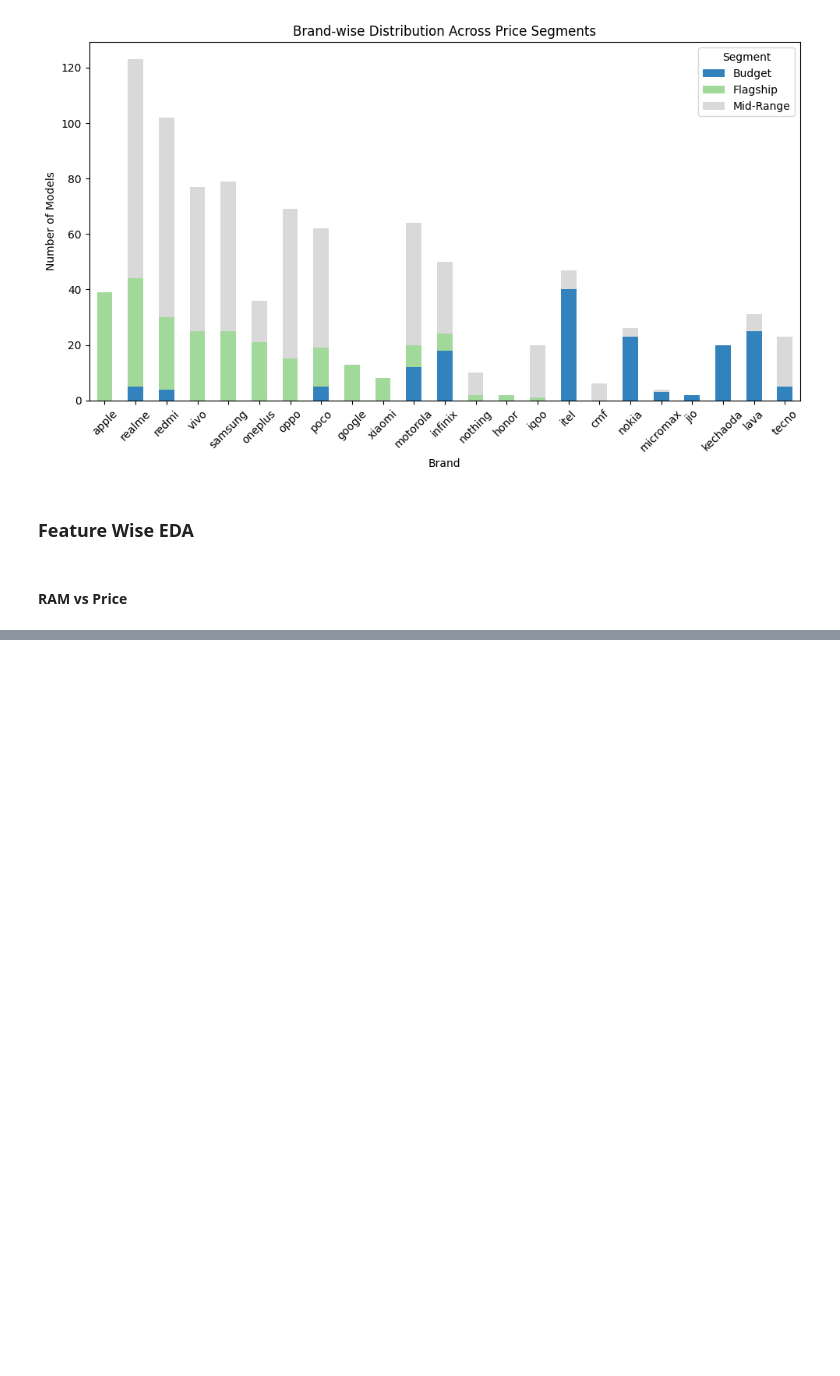
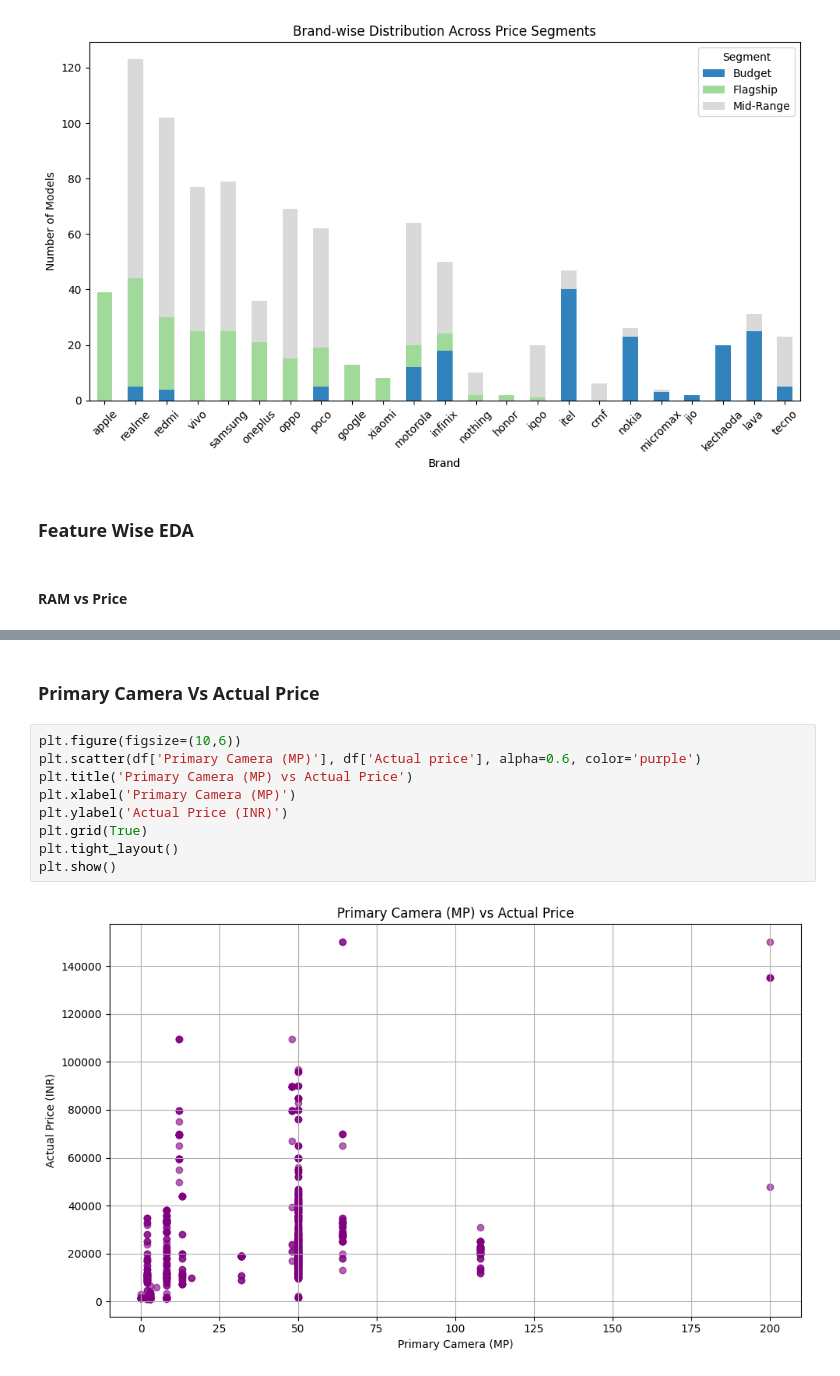
Before and after one commit to amansinghrp/Mobile-Model-Analysis, a Jupyter notebook: 2_analysis.ipynb, the cells around one changed output, grey strips where cells are left out. Drawn from its saved outputs; the diff is of its cells as text; blank space fills up the shorter version.

```diff
--- a/2_analysis.ipynb
+++ b/2_analysis.ipynb
@@ -142,0 +162,13 @@ print(df['RAM (GB)'].sort_values(ascending=False).unique())
+# %% [markdown]
+### Primary Camera Vs Actual Price
+# %%
+plt.figure(figsize=(10,6))
+plt.scatter(df['Primary Camera (MP)'], df['Actual price'], alpha=0.6, color='purple')
+plt.title('Primary Camera (MP) vs Actual Price')
+plt.xlabel('Primary Camera (MP)')
+plt.ylabel('Actual Price (INR)')
+plt.grid(True)
+plt.tight_layout()
+plt.show()
+# %% [output]
+[figure, added]
```
Also changed, not shown: parts of 8 cells of this notebook, 1 other file.
